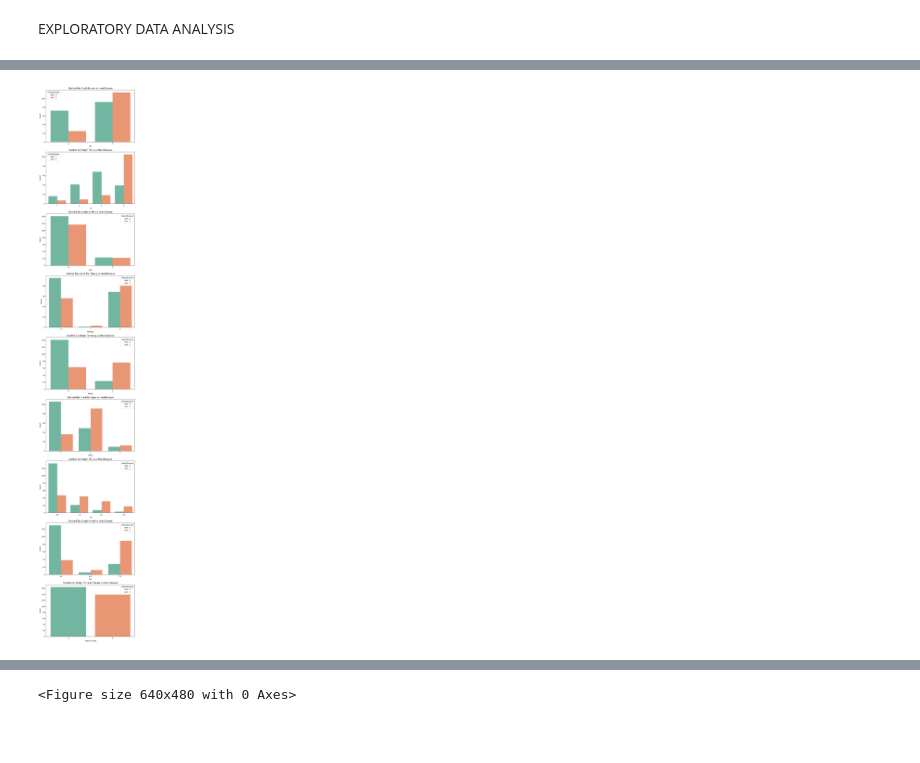
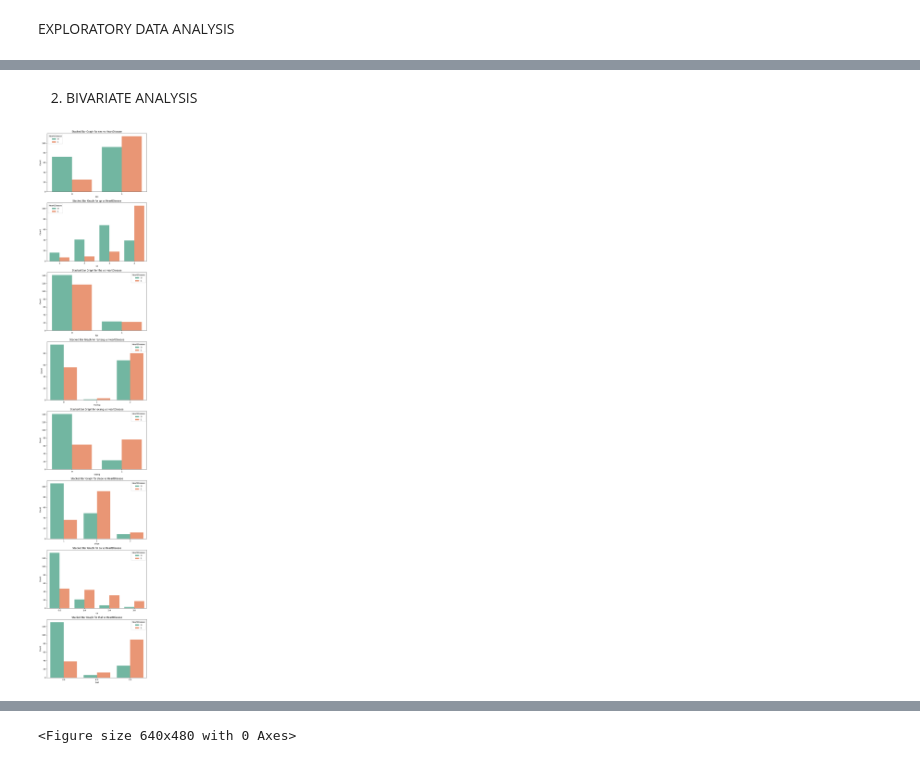
Before and after one commit to savii99/Heart-Disease-Prediction, a Jupyter notebook: code.ipynb, the cells around one changed output, grey strips where cells are left out. Saved outputs shown, nothing was run; the diff lists cells and outputs as text; code cells hidden in the pictures; blank space fills up the shorter version.

```diff
--- a/code.ipynb
+++ b/code.ipynb
@@ -95,3 +177,13 @@ memory usage: 33.3+ KB
+# %%
+
+# Replace NaN with 0 in the 'ca' column
+df['ca'] = df['ca'].fillna(0)
+# Replace NaN with 0 in the 'ca' column
+df['thal'] = df['thal'].fillna(3)
+# Convert the 'ca' column to np.float64
+df['ca'] = df['ca'].astype(np.float64)
+# Convert the 'ca' column to np.float64
+df['thal'] = df['thal'].astype(np.float64)
 # %%
 df.isnull().sum()
 # %% [output]
@@ -117,3 +204,0 @@ df.duplicated().sum()
-# %%
-df['ca']= df['ca'].replace("?",np.NaN)
-df['hal']= df['hal'].replace("?",np.NaN)
@@ -137,10 +204,0 @@ Name: count, dtype: int64
-# %%
-
-# Replace NaN with 0 in the 'ca' column
-df['ca'] = df['ca'].fillna(0)
-# Replace NaN with 0 in the 'ca' column
-df['hal'] = df['hal'].fillna(3)
-# Convert the 'ca' column to np.float64
-df['ca'] = df['ca'].astype(np.float64)
-# Convert the 'ca' column to np.float64
-df['hal'] = df['hal'].astype(np.float64)
@@ -196,0 +269,16 @@ EXPLORATORY DATA ANALYSIS
+# %%
+# List of columns to create pie charts
+columns_to_plot = ['sex', 'cp', 'fbs', 'restecg', 'exang', 'slope', 'ca', 'thal']
+
+# Set up subplots
+fig, axes = plt.subplots(nrows=len(columns_to_plot), ncols=1, figsize=(15,7 * len(columns_to_plot)))
+
+# Create pie charts using matplotlib and seaborn
+for i, column in enumerate(columns_to_plot):
+    counts = df[column].value_counts()
+    axes[i].pie(counts, labels=counts.index, autopct='%1.1f%%', startangle=90, colors=sns.color_palette('Set2'))
+    axes[i].set_title(f'Pie Chart for {column}')
+    axes[i].set_xlabel(column)
+
+plt.tight_layout()
+plt.show()
@@ -197,18 +287,20 @@ EXPLORATORY DATA ANALYSIS
+# %% [markdown]
+2) BIVARIATE ANALYSIS
 # %%
 # List of columns to create stacked bar graphs
-columns_to_plot = ['sex', 'cp', 'fbs', 'restecg', 'exang', 'slope', 'ca', 'hal', 'HeartDisease']
+columns_to_plot = ['sex', 'cp', 'fbs', 'restecg', 'exang', 'slope', 'ca', 'thal']
 
 # Set up subplots
 fig, axes = plt.subplots(nrows=len(columns_to_plot), ncols=1, figsize=(8, 5 * len(columns_to_plot)))
 
 # Create stacked bar graphs using matplotlib and seaborn
 for i, column in enumerate(columns_to_plot):
     sns.countplot(x=column, hue='HeartDisease', data=df, ax=axes[i], palette='Set2')
     axes[i].set_title(f'Stacked Bar Graph for {column} vs HeartDisease')
     axes[i].set_xlabel(column)
     axes[i].set_ylabel('Count')
 
 plt.tight_layout()
 plt.show()
 # %% [output]
-[figure, old version]
+[figure, new version]
```
Also changed, not shown: parts of 93 cells of this notebook, 12 other files.
